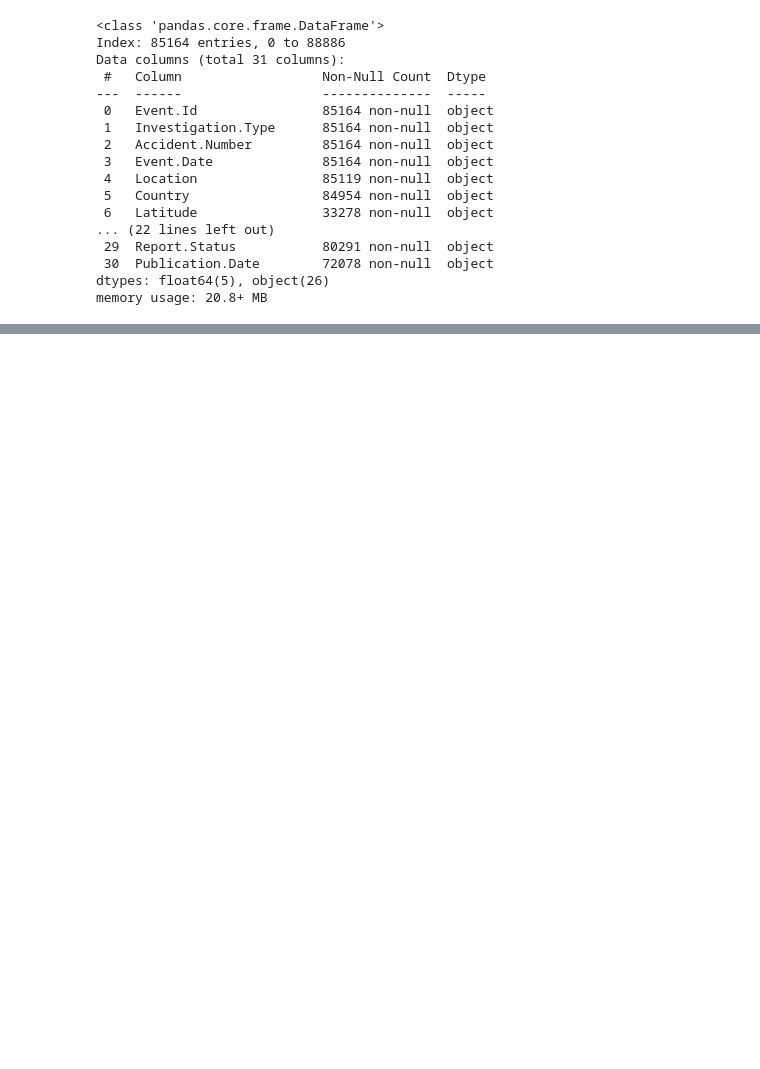
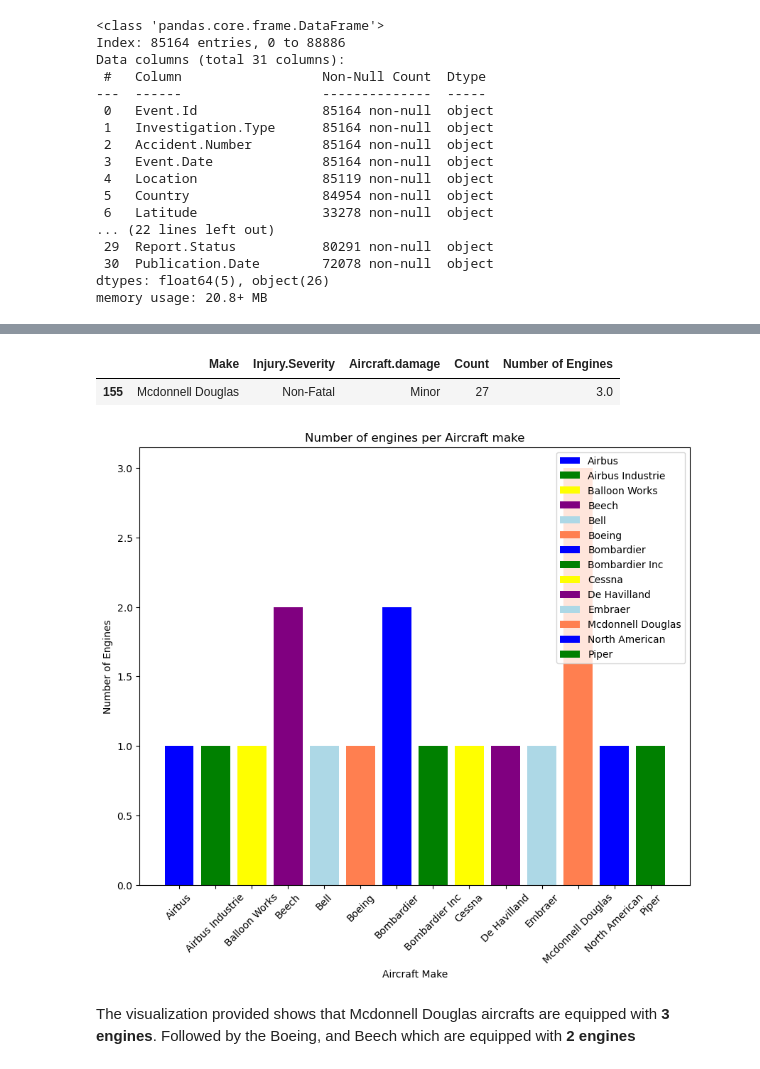
Before and after one commit to omendez930/Aircraft_purchase_analysis, a Jupyter notebook: Index.ipynb, the cells around one changed output, grey strips where cells are left out. Cells and saved outputs as stored; diff of their text form; code cells hidden in the pictures; blank space fills up the shorter version.

Commit message:
Assessed the numbered of engines per aircraft with non-fatal injuries

```diff
--- a/Index.ipynb
+++ b/Index.ipynb
@@ -736,0 +688,3 @@ memory usage: 20.8+ MB
+# %%
+engine_number_mean = float(round(data['Number.of.Engines'].mean()))
+engine_number_mean
@@ -736,0 +693,2 @@ memory usage: 20.8+ MB
+# %%
+data['Number.of.Engines'].fillna(engine_number_mean, inplace=True)
@@ -736,0 +699,3 @@ memory usage: 20.8+ MB
+# %%
+make_over_10['Number of Engines'] = data['Number.of.Engines']
+make_over_10
@@ -736,0 +723,24 @@ memory usage: 20.8+ MB
+# %%
+make_over_10[make_over_10['Number of Engines'] >= 3]
+# %% [output]
+|  | Make | Injury.Severity | Aircraft.damage | Count | Number of Engines |
+| 155 | Mcdonnell Douglas | Non-Fatal | Minor | 27 | 3.0 |
+# %%
+fig, ax = plt.subplots(figsize=(10,8))
+
+categories = list(make_over_10['Make'])
+
+colors = np.random.rand(len(categories),3)
+
+ax.bar(make_over_10['Make'], make_over_10['Number of Engines'], label=make_over_10['Make'], color=color)
+ax.set_xlabel('Aircraft Make')
+ax.set_ylabel('Number of Engines')
+ax.set_title('Number of engines per Aircraft make')
+ax.set_xticks(make_over_10['Make'])
+ax.set_xticklabels(make_over_10['Make'], rotation=45)
+ax.legend()
+plt.show();
+# %% [output]
+[figure, added]
+# %% [markdown]
+The visualization provided shows that Mcdonnell Douglas aircrafts are equipped with **3 engines**. Followed by the Boeing, and Beech which are equipped with **2 engines**
```
Also changed, not shown: parts of 28 cells of this notebook.
